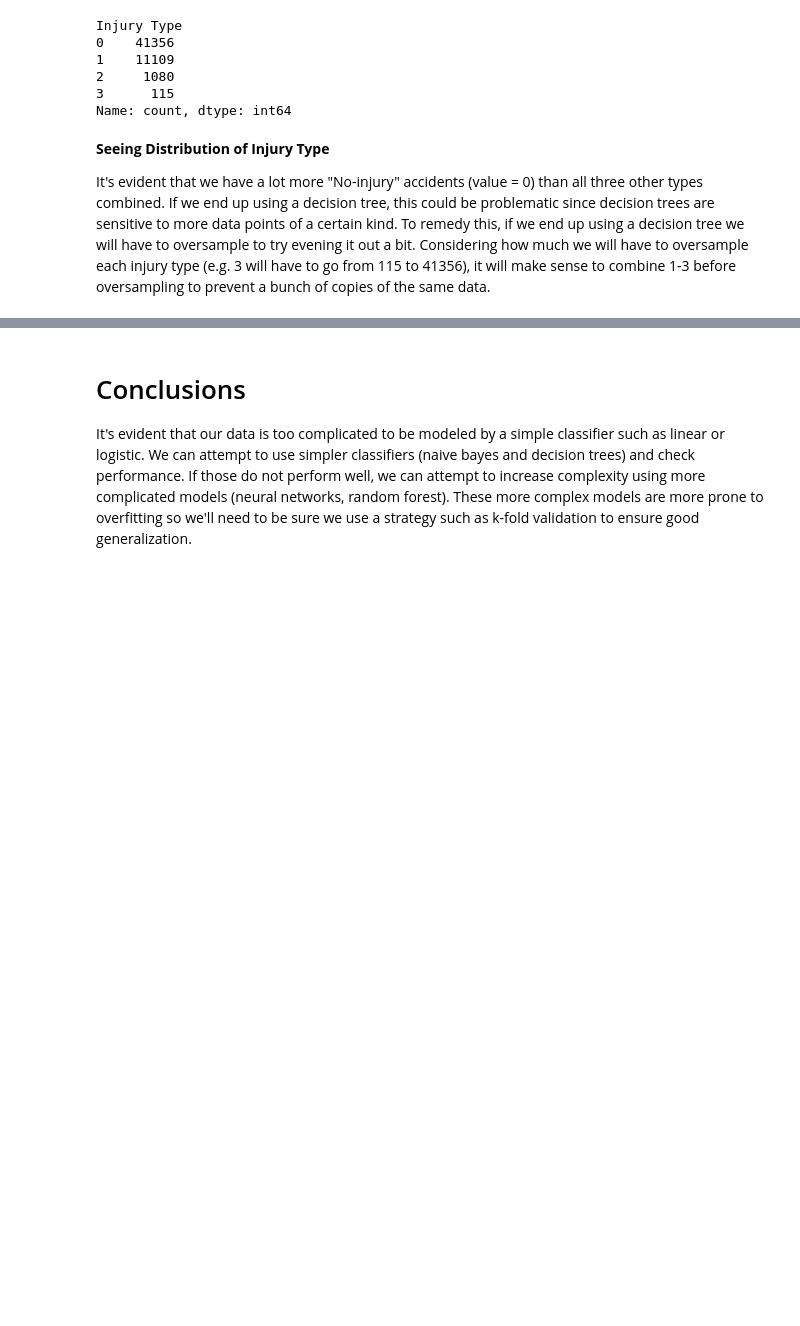
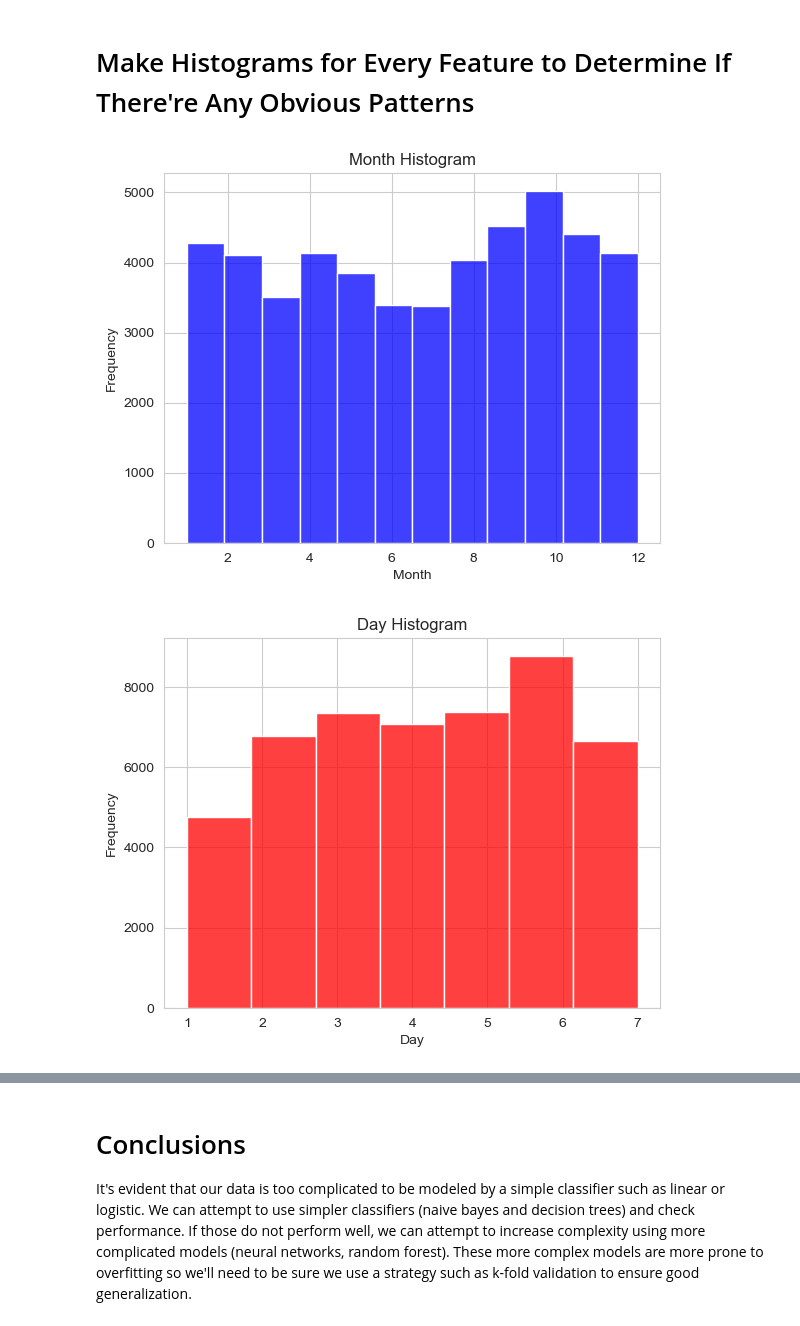
Before and after one commit to Sajid-Moha/MonroeCrashProject, a Jupyter notebook: model/eda.ipynb, the cells around one changed output, grey strips where cells are left out. Drawn from its saved outputs; the diff is of its cells as text; code cells hidden in the pictures; blank space fills up the shorter version.

```diff
--- a/model/eda.ipynb
+++ b/model/eda.ipynb
@@ -35,13 +35,40 @@ From the scatterplot matrices for injury type, there's no clear separation when
-# %%
-print(data["Injury Type"].value_counts())
-# %% [output]
-Injury Type
-0    41356
-1    11109
-2     1080
-3      115
-Name: count, dtype: int64
-# %% [markdown]
-**Seeing Distribution of Injury Type**
-
-It's evident that we have a lot more "No-injury" accidents (value = 0) than all three other types combined. If we end up using a decision tree, this could be problematic since decision trees are sensitive to more data points of a certain kind. To remedy this, if we end up using a decision tree we will have to oversample to try evening it out a bit. Considering how much we will have to oversample each injury type (e.g. 3 will have to go from 115 to 41356), it will make sense to combine 1-3 before oversampling to prevent a bunch of copies of the same data.
+# %% [markdown]
+# Make Histograms for Every Feature to Determine If There're Any Obvious Patterns
+# %%
+# Feature 1 : Month
+sns.histplot(data['Month'], bins=12, kde=False, color='blue')
+plt.xlabel('Month')
+plt.ylabel('Frequency')
+plt.title('Month Histogram')
+plt.show()
+
+# Feature 2 : Day
+sns.histplot(data['Day'], bins=7, kde=False, color='red')
+plt.xlabel('Day')
+plt.ylabel('Frequency')
+plt.title('Day Histogram')
+plt.show()
+
+# Feature 3 : Hour
+sns.histplot(data['Hour'], bins=24, kde=False, color='Green')
+plt.xlabel('Hour')
+plt.ylabel('Frequency')
+plt.title('Hour Histogram')
+plt.show()
+
+# Feature 4 : Latitude
+sns.histplot(data['Latitude'], bins=40, kde=False, color='blue', binrange=(38.01932812, 41.22866547))
+plt.xlabel('Latitude')
+plt.ylabel('Frequency')
+plt.title('Latitude Histogram')
+plt.show()
+
+# Feature 5 : Longitude
+sns.histplot(data['Longitude'], bins=40, kde=False, color='blue', binrange=(-88.959213, -84.94479))
+plt.xlabel('Longitude')
+plt.ylabel('Frequency')
+plt.title('Longitude Histogram')
+plt.show()
+# %% [output]
+[figure, added]
+[figure, added]
```
Also changed, not shown: parts of 12 cells of this notebook, 1 other file.
